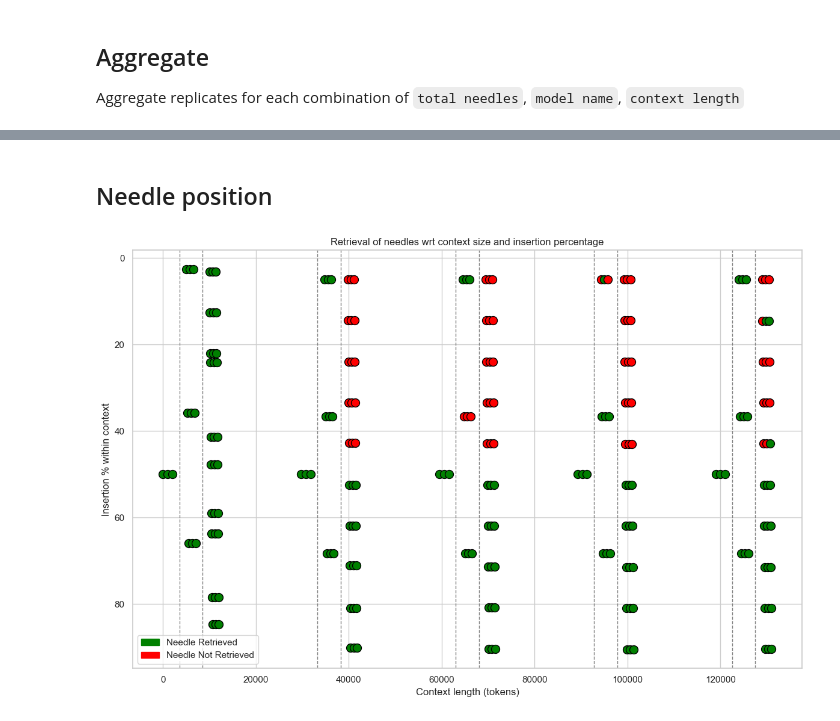
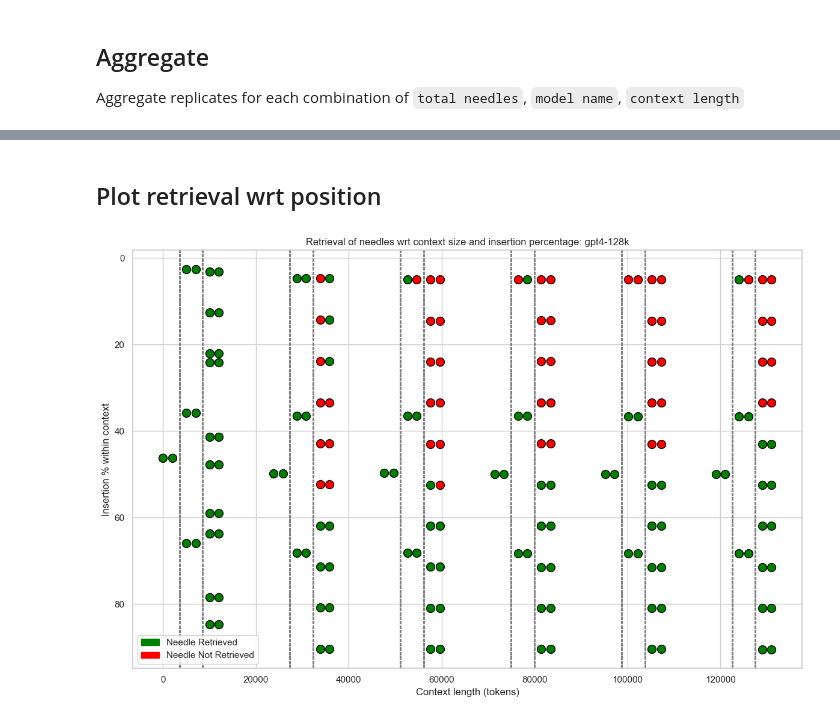
Before and after one commit to gkamradt/LLMTest_NeedleInAHaystack, a Jupyter notebook: viz/CreateVisFromLangSmithTesting.ipynb, the cells around one changed output, grey strips where cells are left out. Cells and saved outputs as stored; diff of their text form; code cells hidden in the pictures.

```diff
--- a/viz/CreateVisFromLangSmithTesting.ipynb
+++ b/viz/CreateVisFromLangSmithTesting.ipynb
@@ -85,3 +103,0 @@ def get_data(eval_sets):
-# %%
-df = get_data(eval_sets_retrieval)
-df_reasoning = get_data(eval_sets_reasoning)
@@ -94,6 +103,0 @@ df_reasoning = get_data(eval_sets_reasoning)
-# %%
-df.loc["90250-5--gpt-4-0125-preview--multi-needle-eval-pizza-10--b3a1","retrieved needles"]=6 # graded as 5
-df.loc["60500-5--gpt-4-0125-preview--multi-needle-eval-pizza-10--23a0","retrieved needles"]=6 # graded as 5
-df.loc["60500-5--gpt-4-0125-preview--multi-needle-eval-pizza-10--7272","retrieved needles"]=6 # graded as 5
-df.loc["60500-5--gpt-4-0125-preview--multi-needle-eval-pizza-10--5f4d","retrieved needles"]=6 # graded as 5
-df.loc["30750-5--gpt-4-0125-preview--multi-needle-eval-pizza-10--84a2","retrieved needles"]=6 # graded as 5
@@ -100,3 +107,6 @@ df.loc["30750-5--gpt-4-0125-preview--multi-needle-eval-pizza-10--84a2","retrieve
+# %%
+df_gpt4=pd.read_csv("gpt4vClaude_expt_df_gpt4.csv")
+df_anthropic=pd.read_csv("gpt4vClaude_expt_df_anthropic.csv")
 # %% [markdown]
 ## Aggregate
 
@@ -266,3 +184,3 @@ d = plot_combine(df_all, "gpt-4-0125-preview", "mean_percent")
 # %% [markdown]
-## Needle position
+## Plot retrieval wrt position
 # %%
@@ -305,62 +227,55 @@ results_df = pd.DataFrame(all_results)
 # %%
+import matplotlib.pyplot as plt
+import seaborn as sns
+import numpy as np
+import pandas as pd
 import matplotlib.patches as mpatches
 
-def plt_multi_needle_scatter(results_df):
-
-    # Set the seaborn style
+def plt_multi_needle_scatter(results_df, model):
     sns.set(style="whitegrid")
-
-    # Prepare the plot
     plt.figure(figsize=(12, 8))
 
-    # Unique context sizes and total needles values for offset calculation
     context_sizes = sorted(results_df['context size'].unique())
     total_needles_values = sorted(results_df['total_needles'].unique())
 
-    # Base offset between different total_needles groups to ensure they are spaced apart
     group_base_offset = 5000
-    point_size = 100  # Increase the point size
-    edge_color = 'black'  # Border color
+    point_size = 100
+    edge_color = 'black'
 
-    # Plot each point with the specified logic
     for context_size in context_sizes:
         for j, total_needles in enumerate(total_needles_values):
-            # Filter data for current context size and total needles
-            subset = results_df[(results_df['context size'] == context_size) & (results_df['total_needles'] == total_needles)]
+            # Adjusted to include a check for unique 'insertion %' values within the subset
+            unique_insertion_percentages = sorted(results_df[results_df['context size'] == context_size]['insertion %'].unique())
 
-            if not subset.empty:
-                # Calculate dynamic offsets within each total_needles group for replicates
-                dynamic_offsets_within_group = np.linspace(-1000, 1000, num=max(len(subset), 3))  # Ensure space for at least 3 replicates
+            for insertion_percentage in unique_insertion_percentages:
+                subset = results_df[(results_df['context size'] == context_size) & (results_df['total_needles'] == total_needles) & (results_df['insertion %'] == insertion_percentage)]
 
-                for k, (index, row) in enumerate(subset.iterrows()):
-                    color = 'green' if row['present in the answer'] == 1 else 'red'
-                    # Calculate final offset for each point
-                    final_offset = (j * group_base_offset) + dynamic_offsets_within_group[k]
-                    plt.scatter(context_size + final_offset, row['insertion %'], s=point_size, color=color, edgecolor=edge_color, linewidth=1)
+                if not subset.empty:
+                    if len(subset) > 1:
+                        dynamic_offsets_within_group = np.linspace(-1000, 1000, num=len(subset))
+                    else:
+                        dynamic_offsets_within_group = [0]  # No offset if there's only one replicate
 
-        # Add vertical dashed lines between groups for each context size
-        for i in range(1, len(total_needles_values)):
-            line_position = context_size + (i * group_base_offset) - (group_base_offset / 2)
-            plt.axvline(x=line_position, color='grey', linestyle='--', linewidth=1)
+                    for k, (index, row) in enumerate(subset.iterrows()):
+                        color = 'green' if row['present in the answer'] == 1 else 'red'
+                        final_offset = (j * group_base_offset) + dynamic_offsets_within_group[k]
+                        plt.scatter(context_size + final_offset, row['insertion %'], s=point_size, color=color, edgecolor=edge_color, linewidth=1)
 
-    # Customize the plot
+                for i in range(1, len(total_needles_values)):
+                    line_position = context_size + (i * group_base_offset) - (group_base_offset / 2)
+                    plt.axvline(x=line_position, color='grey', linestyle='--', linewidth=1)
+
     plt.xlabel("Context length (tokens)")
     plt.ylabel("Insertion % within context")
-    plt.title("Retrieval of needles wrt context size and insertion percentage")
-
-    # Flip the y-axis
+    plt.title(f"Retrieval of needles wrt context size and insertion percentage: {model}")
     plt.gca().invert_yaxis()
-
-    # Define custom legend
     green_patch = mpatches.Patch(color='green', label='Needle Retrieved')
     red_patch = mpatches.Patch(color='red', label='Needle Not Retrieved')
     plt.legend(handles=[green_patch, red_patch], loc='lower left')
-
     plt.tight_layout()
-    # Save the figure
-    plt.savefig("plot_needle_retrieval.png", dpi=300, bbox_inches='tight')
+    plt.savefig(f"plot_needle_retrieval_{model}.png", dpi=300, bbox_inches='tight')
     plt.show()
 
-plt_multi_needle_scatter(results_df)
+plt_multi_needle_scatter(results_df_gpt4,"gpt4-128k")
 # %% [output]
-[figure, old version]
+[figure, new version]
```
Also changed, not shown: parts of 10 cells of this notebook, 2 other files.
